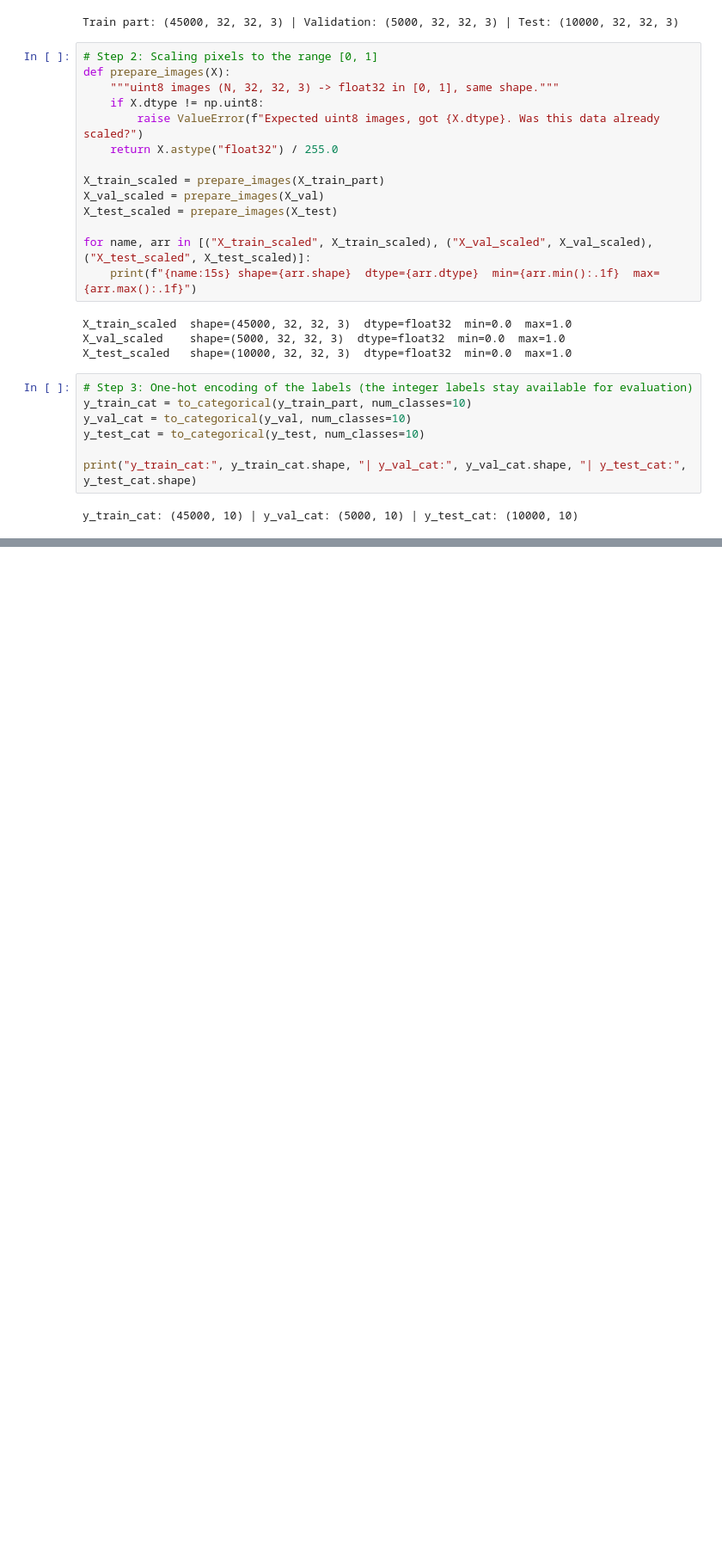
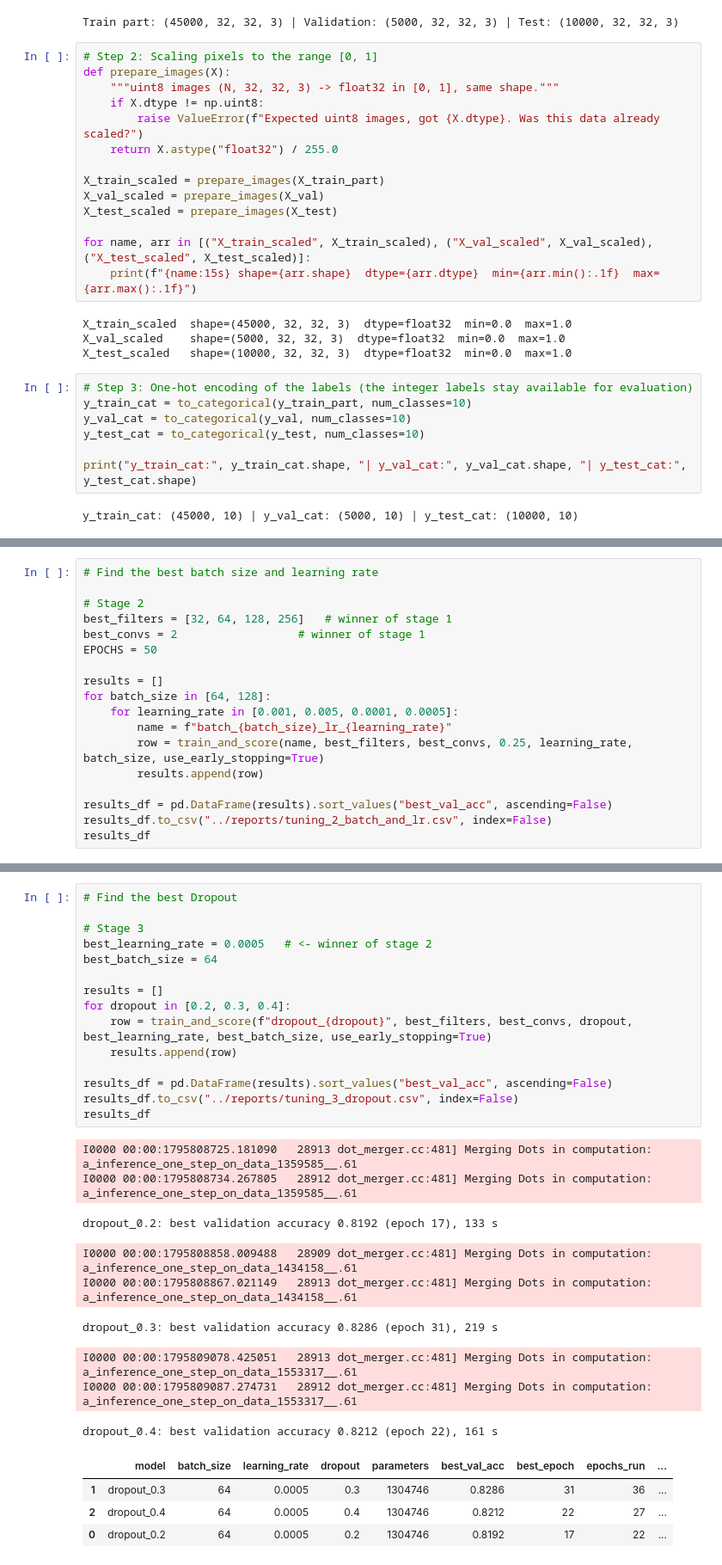
Before and after one commit to isapour0/CIFAR10-mlp-cnn, a Jupyter notebook: notebooks/CIFAR10-cnn.ipynb, the cells around one changed output, grey strips where cells are left out. Shown at 86% size. Cells and saved outputs as stored; diff of their text form; blank space fills up the shorter version.

```diff
--- a/notebooks/CIFAR10-cnn.ipynb
+++ b/notebooks/CIFAR10-cnn.ipynb
@@ -375,0 +538,18 @@ print (f'test accuracy: {test_accuracy:.4f}')
+# %%
+# Find the best batch size and learning rate
+
+# Stage 2
+best_filters = [32, 64, 128, 256]   # winner of stage 1
+best_convs = 2                  # winner of stage 1
+EPOCHS = 50
+
+results = []
+for batch_size in [64, 128]:
+    for learning_rate in [0.001, 0.005, 0.0001, 0.0005]:
+        name = f"batch_{batch_size}_lr_{learning_rate}"
+        row = train_and_score(name, best_filters, best_convs, 0.25, learning_rate, batch_size, use_early_stopping=True)
+        results.append(row)
+
+results_df = pd.DataFrame(results).sort_values("best_val_acc", ascending=False)
+results_df.to_csv("../reports/tuning_2_batch_and_lr.csv", index=False)
+results_df
@@ -375,0 +576,29 @@ print (f'test accuracy: {test_accuracy:.4f}')
+# %%
+# Find the best Dropout
+
+# Stage 3
+best_learning_rate = 0.0005   # <- winner of stage 2
+best_batch_size = 64
+
+results = []
+for dropout in [0.2, 0.3, 0.4]:
+    row = train_and_score(f"dropout_{dropout}", best_filters, best_convs, dropout, best_learning_rate, best_batch_size, use_early_stopping=True)
+    results.append(row)
+
+results_df = pd.DataFrame(results).sort_values("best_val_acc", ascending=False)
+results_df.to_csv("../reports/tuning_3_dropout.csv", index=False)
+results_df
+# %% [output]
+I0000 00:00:1795808725.181090   28913 dot_merger.cc:481] Merging Dots in computation: a_inference_one_step_on_data_1359585__.61
+I0000 00:00:1795808734.267805   28912 dot_merger.cc:481] Merging Dots in computation: a_inference_one_step_on_data_1359585__.61
+dropout_0.2: best validation accuracy 0.8192 (epoch 17), 133 s
+I0000 00:00:1795808858.009488   28909 dot_merger.cc:481] Merging Dots in computation: a_inference_one_step_on_data_1434158__.61
+I0000 00:00:1795808867.021149   28913 dot_merger.cc:481] Merging Dots in computation: a_inference_one_step_on_data_1434158__.61
+dropout_0.3: best validation accuracy 0.8286 (epoch 31), 219 s
+I0000 00:00:1795809078.425051   28913 dot_merger.cc:481] Merging Dots in computation: a_inference_one_step_on_data_1553317__.61
+I0000 00:00:1795809087.274731   28912 dot_merger.cc:481] Merging Dots in computation: a_inference_one_step_on_data_1553317__.61
+dropout_0.4: best validation accuracy 0.8212 (epoch 22), 161 s
+|  | model | batch_size | learning_rate | dropout | parameters | best_val_acc | best_epoch | epochs_run | ... |
+| 1 | dropout_0.3 | 64 | 0.0005 | 0.3 | 1304746 | 0.8286 | 31 | 36 | ... |
+| 2 | dropout_0.4 | 64 | 0.0005 | 0.4 | 1304746 | 0.8212 | 22 | 27 | ... |
+| 0 | dropout_0.2 | 64 | 0.0005 | 0.2 | 1304746 | 0.8192 | 17 | 22 | ... |
```
Also changed, not shown: parts of 14 cells of this notebook, 8 other files.
